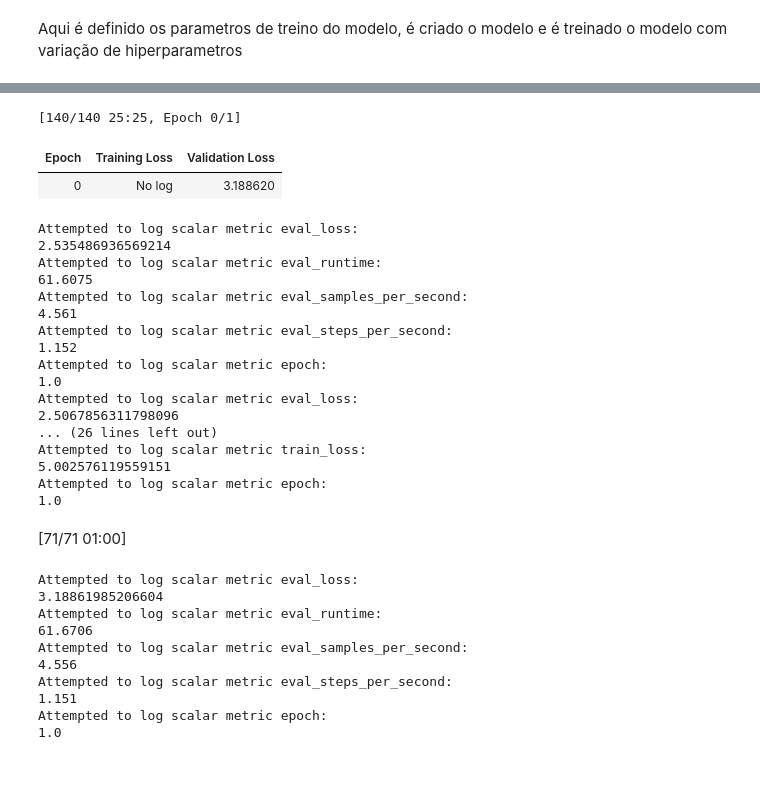
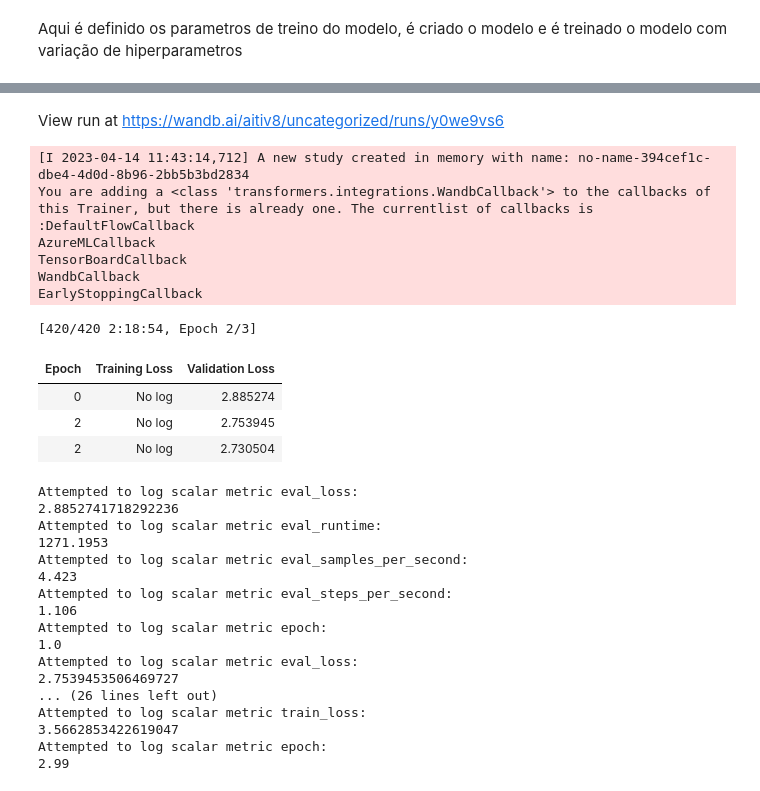
Before and after one commit to Marmelladof/SmartNews, a Jupyter notebook: nlp_section/modelo.ipynb, the cells around one changed output, grey strips where cells are left out. Drawn from its saved outputs; the diff is of its cells as text; code cells hidden in the pictures.

```diff
--- a/nlp_section/modelo.ipynb
+++ b/nlp_section/modelo.ipynb
@@ -13,7 +43,7 @@ Load do dataset "_multi news_" da bilbioteca _datasets_ que contem notícias e o
 # %%
 dataset = load_dataset("multi_news") #load ao dataset
 
-train_size = int(0.05 * len(dataset["train"])) #arranjar x% do tamanho do dataset
+trainPercentage = int(1 * len(dataset["train"])) #arranjar x% do tamanho do dataset
 
-reduced_train_dataset = dataset["train"].select(range(train_size)) #selecionar só x% do dataset de treino
-val_dataset = dataset["validation"] #seleccionar o dataset de validação
+trainSplit = dataset["train"].select(range(trainPercentage)) #selecionar só x% do dataset de treino
+validationSplit = dataset["validation"] #seleccionar o dataset de validação
@@ -20,16 +52,21 @@ val_dataset = dataset["validation"] #seleccionar o dataset de validação
+# %%
+t5 = "t5-base"
+
+model = T5ForConditionalGeneration.from_pretrained(t5) # carrega o modelo T5
+tokenizer = T5Tokenizer.from_pretrained(t5) # carrega o tokenizer T5 com o vocabulário pré-treinado do t5-base
 # %% [markdown]
 Função de tokenização usando o modelo  _T5Tokenizer_ e ficheiro de vocabulário _t5-base_
 <br> Retorna _input ids, attention mask e labels_ que são usados no treino do modelo
 <br> Feita a tokenização do dataset de treino e de validação
 # %%
-def tokenize(batch):
-    tokenizer = T5Tokenizer.from_pretrained("t5-base") # carrega o tokenizer T5 com o vocabulário pré-treinado do t5-base
-    #aqui o max length equivale ao numero de tokens que são aceites em ambos os tokenizers
-    tokenized_input = tokenizer(batch['document'], padding=True, truncation=True, return_tensors="pt", max_length=512) # faz tokenização das notícias, o que será a "entrada" na nossa aplicação
-    tokenized_target = tokenizer(batch['summary'], padding=True, truncation=True, return_tensors="pt", max_length=150) # faz tokenização dos sumários, ou "saída"
-    return {'input_ids': tokenized_input['input_ids'], 'attention_mask': tokenized_input['attention_mask'],
-            'labels': tokenized_target['input_ids']} # validar // t5 necessita de input ids, attention mask e labels para treinar
+def preprocess(data):
+    tokenizedInput = tokenizer(data['document'], padding=True, truncation=True, return_tensors="pt", max_length=512) # faz tokenização das notícias, o que será a "entrada" na nossa aplicação, pt pq estamos a usar pytorch
 
-tokenized_train_dataset = reduced_train_dataset.map(tokenize, batched=True, batch_size=16) # aqui o map vai aplicar a tokenização a todos os elementos do dataset
-tokenized_val_dataset = val_dataset.map(tokenize, batched=True, batch_size=16) # aqui o map vai aplicar a tokenização a todos os elementos do dataset
+    tokenizedTarget = tokenizer(data['summary'], padding=True, truncation=True, return_tensors="pt", max_length=150) # faz tokenização dos sumários, ou "saída", alterar o pt p tf se formos usar tensorflow
+
+    return {'input_ids': tokenizedInput['input_ids'], 'attention_mask': tokenizedInput['attention_mask'],
+            'labels': tokenizedTarget['input_ids']} # t5 necessita de input ids, attention mask e labels para treinar
+
+tokenizedTrain = trainSplit.map(preprocess, batched=True, batch_size=16) # aqui o map vai aplicar a tokenização a todos os elementos do dataset
+tokenizedValidation = validationSplit.map(preprocess, batched=True, batch_size=16) # aqui o map vai aplicar a tokenização a todos os elementos do dataset
 # %% [output]
@@ -41,3 +74,0 @@ Carrega a arquitetura da rede neuronal T5 a ser usada para treinar o nosso model
-# %%
-model = T5ForConditionalGeneration.from_pretrained("t5-base")
-tokenizer = T5Tokenizer.from_pretrained("t5-base")
@@ -88,6 +117,7 @@ def model_training(trial):
     metrics = trainer.evaluate()
     return metrics["eval_loss"]
 # %%
+wandb.init()
 aval = optuna.create_study(direction="minimize") #otimizar hiperparametros para minimizar loss do modelo
 aval.optimize(model_training, n_trials=10) #quantas combinações de hiperparametros vai fazer, se for 10 ele vai fazer 10 combinações possíveis
 # %% [output]
@@ -95,31 +129,30 @@ aval.optimize(model_training, n_trials=10) #quantas combinações de hiperparame
+View run at https://wandb.ai/aitiv8/uncategorized/runs/y0we9vs6
-[140/140 25:25, Epoch 0/1]
+[I 2023-04-14 11:43:14,712] A new study created in memory with name: no-name-394cef1c-dbe4-4d0d-8b96-2bb5b3bd2834
+You are adding a <class 'transformers.integrations.WandbCallback'> to the callbacks of this Trainer, but there is already one. The currentlist of callbacks is
+:DefaultFlowCallback
+AzureMLCallback
+TensorBoardCallback
+WandbCallback
+EarlyStoppingCallback
+[420/420 2:18:54, Epoch 2/3]
 | Epoch | Training Loss | Validation Loss |
-| 0 | No log | 3.188620 |
+| 0 | No log | 2.885274 |
+| 2 | No log | 2.753945 |
+| 2 | No log | 2.730504 |
-Attempted to log scalar metric eval_loss:
-2.535486936569214
-Attempted to log scalar metric eval_runtime:
-61.6075
-Attempted to log scalar metric eval_samples_per_second:
-4.561
-Attempted to log scalar metric eval_steps_per_second:
-1.152
-Attempted to log scalar metric epoch:
-1.0
-Attempted to log scalar metric eval_loss:
-2.5067856311798096
-... (26 lines left out)
-Attempted to log scalar metric train_loss:
-5.002576119559151
-Attempted to log scalar metric epoch:
-1.0
-[71/71 01:00]
 Attempted to log scalar metric eval_loss:
-3.18861985206604
+2.8852741718292236
 Attempted to log scalar metric eval_runtime:
-61.6706
+1271.1953
 Attempted to log scalar metric eval_samples_per_second:
-4.556
+4.423
 Attempted to log scalar metric eval_steps_per_second:
-1.151
+1.106
 Attempted to log scalar metric epoch:
 1.0
+Attempted to log scalar metric eval_loss:
+2.7539453506469727
+... (26 lines left out)
+Attempted to log scalar metric train_loss:
+3.5662853422619047
+Attempted to log scalar metric epoch:
+2.99
```
Also changed, not shown: parts of 10 cells of this notebook.
